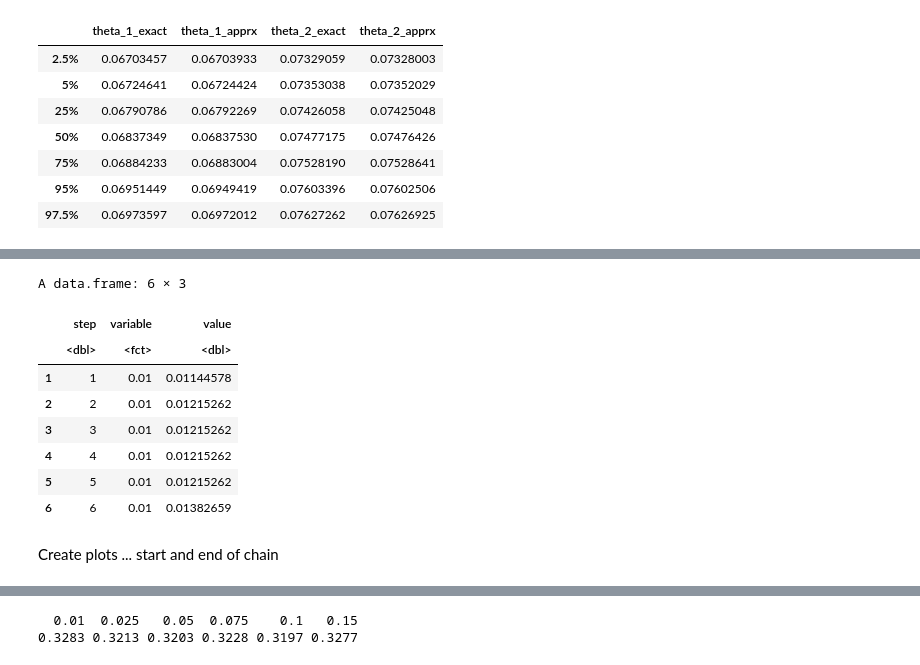
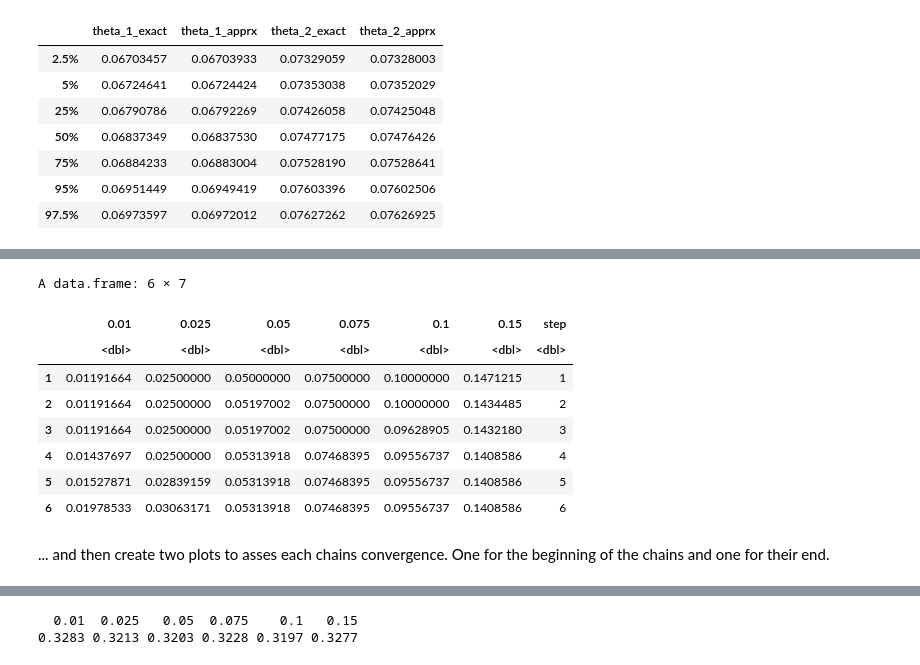
Before and after one commit to pape1412/abtesting_recipes, a Jupyter notebook: R/bayesian_estimation_R.ipynb, the cells around one changed output, grey strips where cells are left out. Drawn from its saved outputs; the diff is of its cells as text; code cells hidden in the pictures.

```diff
--- a/R/bayesian_estimation_R.ipynb
+++ b/R/bayesian_estimation_R.ipynb
@@ -832,18 +768,21 @@ A data.frame: 6 × 7
 # %%
+# Preview chains
+head(chains)
+
+# Melt for plotting
 melted_chains <- melt(chains, id.vars = "step")
-head(melted_chains)
 # %% [output]
-A data.frame: 6 × 3
+A data.frame: 6 × 7
-|  | step | variable | value |
-|  | <dbl> | <fct> | <dbl> |
-| 1 | 1 | 0.01 | 0.01144578 |
-| 2 | 2 | 0.01 | 0.01215262 |
-| 3 | 3 | 0.01 | 0.01215262 |
-| 4 | 4 | 0.01 | 0.01215262 |
-| 5 | 5 | 0.01 | 0.01215262 |
-| 6 | 6 | 0.01 | 0.01382659 |
+|  | 0.01 | 0.025 | 0.05 | 0.075 | 0.1 | 0.15 | step |
+|  | <dbl> | <dbl> | <dbl> | <dbl> | <dbl> | <dbl> | <dbl> |
+| 1 | 0.01191664 | 0.02500000 | 0.05000000 | 0.07500000 | 0.10000000 | 0.1471215 | 1 |
+| 2 | 0.01191664 | 0.02500000 | 0.05197002 | 0.07500000 | 0.10000000 | 0.1434485 | 2 |
+| 3 | 0.01191664 | 0.02500000 | 0.05197002 | 0.07500000 | 0.09628905 | 0.1432180 | 3 |
+| 4 | 0.01437697 | 0.02500000 | 0.05313918 | 0.07468395 | 0.09556737 | 0.1408586 | 4 |
+| 5 | 0.01527871 | 0.02839159 | 0.05313918 | 0.07468395 | 0.09556737 | 0.1408586 | 5 |
+| 6 | 0.01978533 | 0.03063171 | 0.05313918 | 0.07468395 | 0.09556737 | 0.1408586 | 6 |
-# %% [markdown]
-Create plots ... start and end of chain
+# %% [markdown]
+... and then create two plots to asses each chains convergence. One for the beginning of the chains and one for their end.
 # %%
 # Change plot size
 options(repr.plot.width=24, repr.plot.height=8)
```
Also changed, not shown: parts of 71 cells of this notebook.
